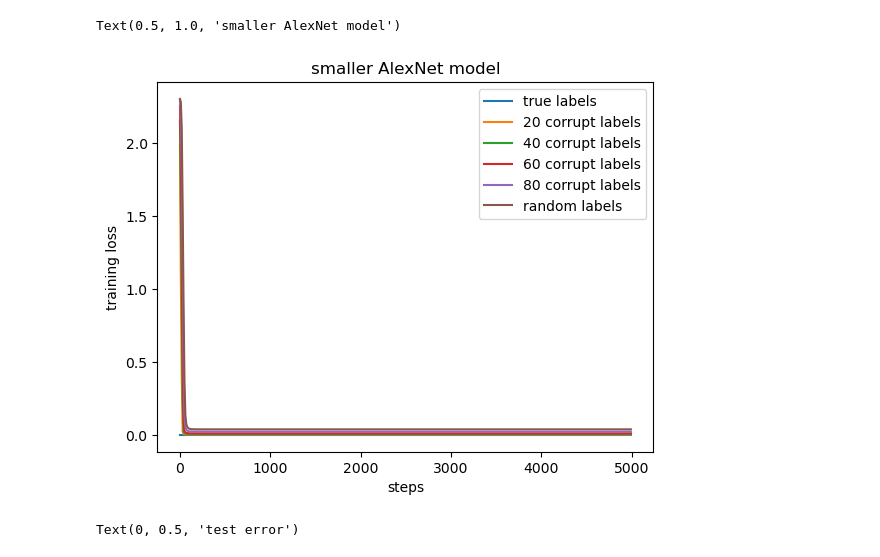
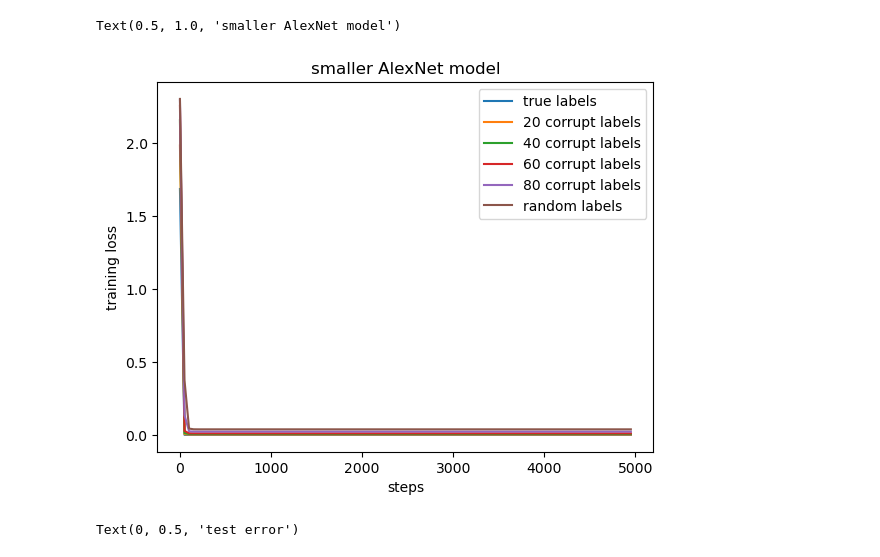
Before and after one commit to wsshen/MachineLearning, a Jupyter notebook: CIFAR/norm_plot.ipynb, the cells around one changed output. Saved outputs shown, nothing was run; the diff lists cells and outputs as text; code cells hidden in the pictures.

```diff
--- a/CIFAR/norm_plot.ipynb
+++ b/CIFAR/norm_plot.ipynb
@@ -388,7 +395,6 @@ losses = []
 plt.figure()
 for i in result_samples:
     file_results = 'file'+str(i)+'.pkl'
-    file_results = 'file4350.pkl'
     directory = dir00 + os.sep + sub_folder00[0]
     results_dir = directory + os.sep + file_results
     with open(results_dir,'rb') as f:
@@ -432,34 +438,34 @@ losses = np.array(losses)
 plt.plot(result_samples,losses)
 
 losses = []
 for i in result_samples:
     file_results = 'file'+str(i)+'.pkl'
     directory = dir00 + os.sep + sub_folder00[4]
     results_dir = directory + os.sep + file_results
     with open(results_dir,'rb') as f:
         results = pickle.load(f)
     losses.append(results[1])
 losses = np.array(losses)
 plt.plot(result_samples,losses)
 
 losses = []
 for i in result_samples:
     file_results = 'file'+str(i)+'.pkl'
     directory = dir00 + os.sep + sub_folder00[5]
     results_dir = directory + os.sep + file_results
     with open(results_dir,'rb') as f:
         results = pickle.load(f)
     losses.append(results[1])
 losses = np.array(losses)
 
 plt.plot(result_samples,losses)
 plt.legend(['true labels','20 corrupt labels','40 corrupt labels','60 corrupt labels','80 corrupt labels','random labels'])
 plt.xlabel('steps')
 plt.ylabel('training loss')
 plt.title('smaller AlexNet model')
 # %% [output]
 Text(0.5, 1.0, 'smaller AlexNet model')
-[figure, old version]
+[figure, new version]
 # %%
 errors = []
 plt.figure()
```
Also changed, not shown: parts of 4 cells of this notebook, 3 other files.
